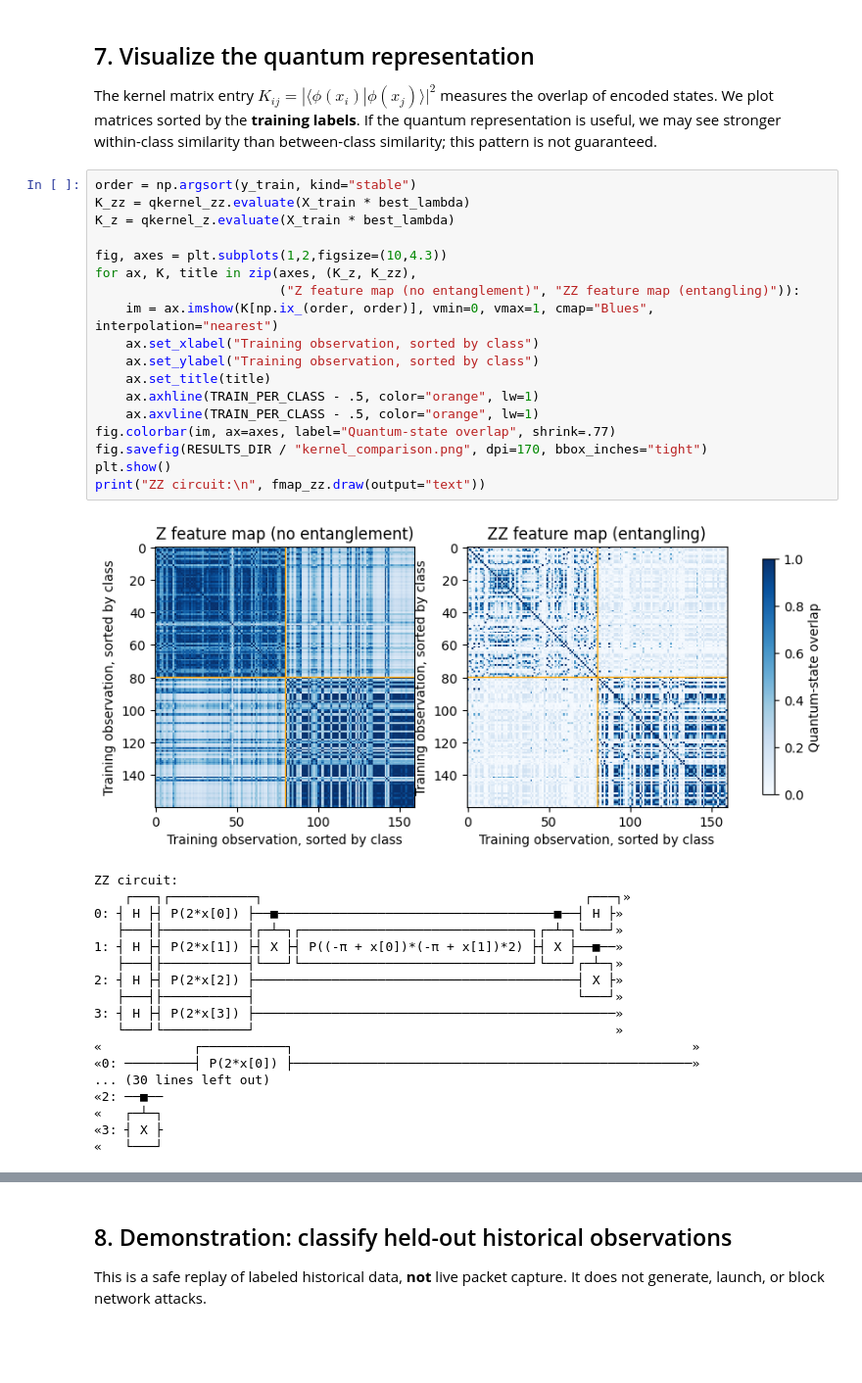
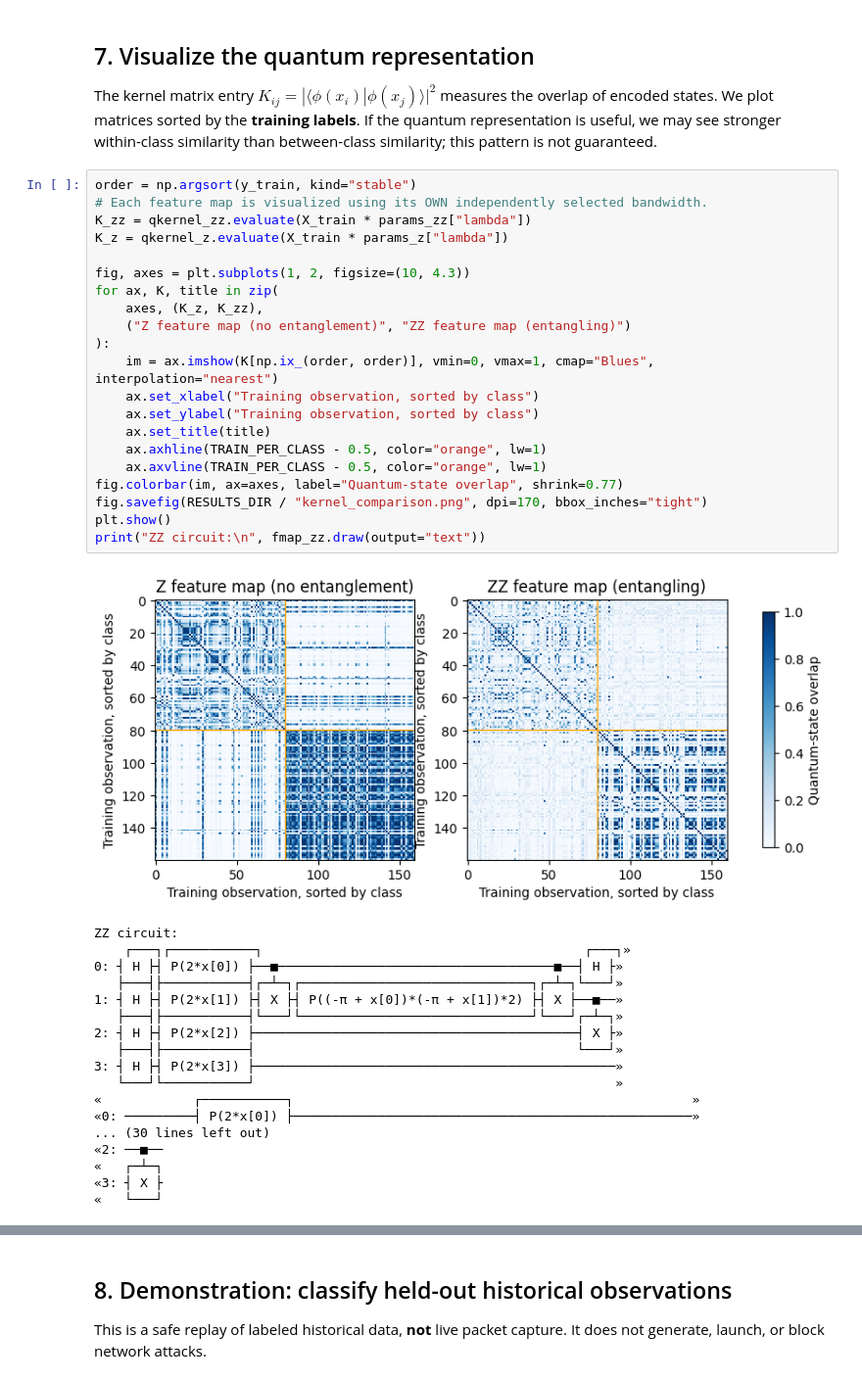
Before and after one commit to HerrickVasck/QuantumShield, a Jupyter notebook: QuantumShield.ipynb, the cells around one changed output, grey strips where cells are left out. Shown at 98% size. Saved outputs shown, nothing was run; the diff lists cells and outputs as text; blank space fills up the shorter version.

Commit message:
Update independently tuned QML experiments and documentation

```diff
--- a/QuantumShield.ipynb
+++ b/QuantumShield.ipynb
@@ -286,24 +364,27 @@ plt.show()
 The kernel matrix entry $K_{ij}=|\langle\phi(x_i)|\phi(x_j)\rangle|^2$ measures the overlap of encoded states. We plot matrices sorted by the **training labels**. If the quantum representation is useful, we may see stronger within-class similarity than between-class similarity; this pattern is not guaranteed.
 # %%
 order = np.argsort(y_train, kind="stable")
-K_zz = qkernel_zz.evaluate(X_train * best_lambda)
-K_z = qkernel_z.evaluate(X_train * best_lambda)
+# Each feature map is visualized using its OWN independently selected bandwidth.
+K_zz = qkernel_zz.evaluate(X_train * params_zz["lambda"])
+K_z = qkernel_z.evaluate(X_train * params_z["lambda"])
 
-fig, axes = plt.subplots(1,2,figsize=(10,4.3))
-for ax, K, title in zip(axes, (K_z, K_zz),
-                        ("Z feature map (no entanglement)", "ZZ feature map (entangling)")):
+fig, axes = plt.subplots(1, 2, figsize=(10, 4.3))
+for ax, K, title in zip(
+    axes, (K_z, K_zz),
+    ("Z feature map (no entanglement)", "ZZ feature map (entangling)")
+):
     im = ax.imshow(K[np.ix_(order, order)], vmin=0, vmax=1, cmap="Blues", interpolation="nearest")
     ax.set_xlabel("Training observation, sorted by class")
     ax.set_ylabel("Training observation, sorted by class")
     ax.set_title(title)
-    ax.axhline(TRAIN_PER_CLASS - .5, color="orange", lw=1)
-    ax.axvline(TRAIN_PER_CLASS - .5, color="orange", lw=1)
-fig.colorbar(im, ax=axes, label="Quantum-state overlap", shrink=.77)
+    ax.axhline(TRAIN_PER_CLASS - 0.5, color="orange", lw=1)
+    ax.axvline(TRAIN_PER_CLASS - 0.5, color="orange", lw=1)
+fig.colorbar(im, ax=axes, label="Quantum-state overlap", shrink=0.77)
 fig.savefig(RESULTS_DIR / "kernel_comparison.png", dpi=170, bbox_inches="tight")
 plt.show()
 print("ZZ circuit:\n", fmap_zz.draw(output="text"))
 # %% [output]
-[figure, old version]
+[figure, new version]
 ZZ circuit:
     ┌───┐┌───────────┐                                          ┌───┐»
 0: ┤ H ├┤ P(2*x[0]) ├──■────────────────────────────────────■──┤ H ├»
```
Also changed, not shown: parts of 13 cells of this notebook, 48 other files.
